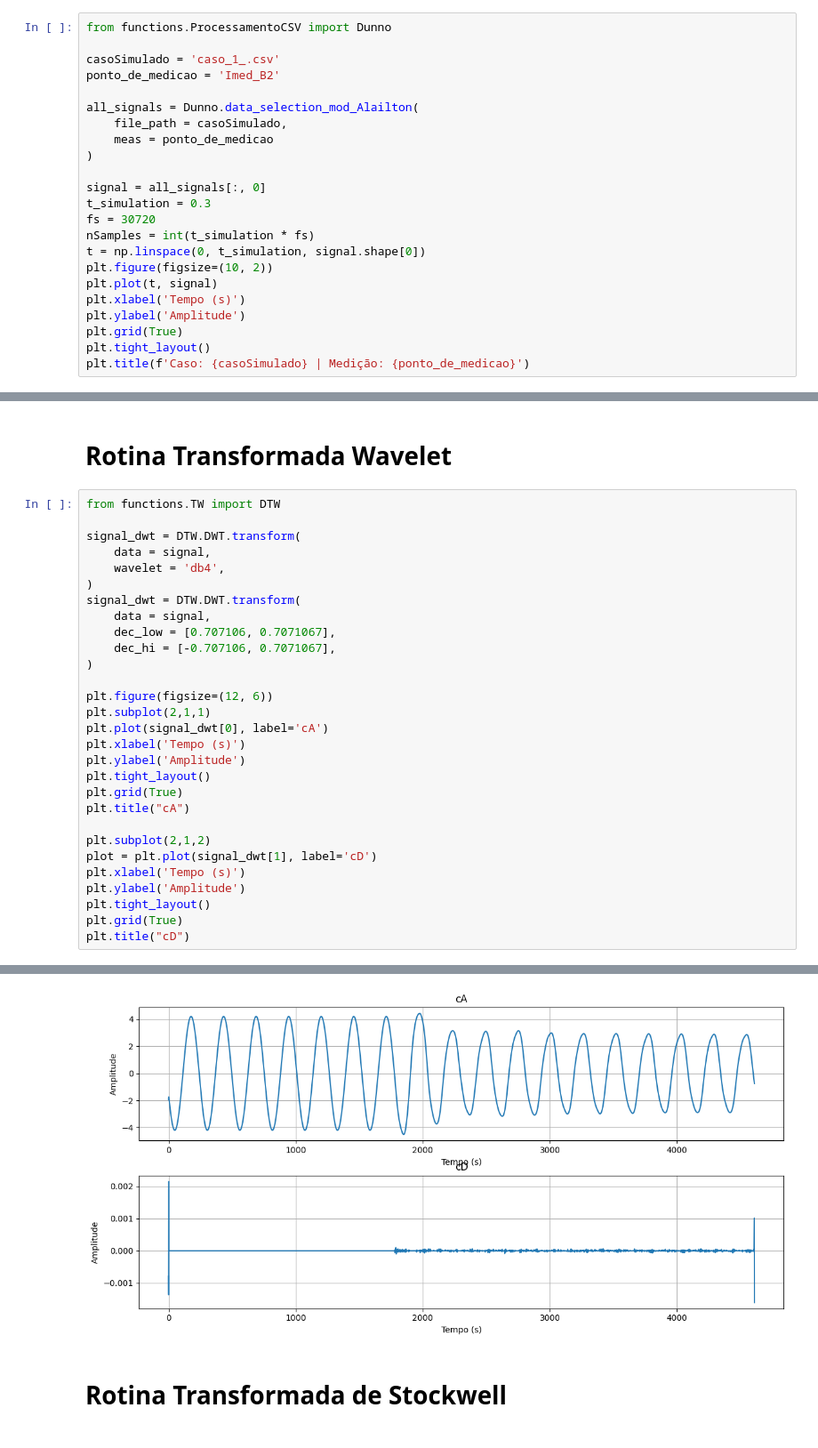
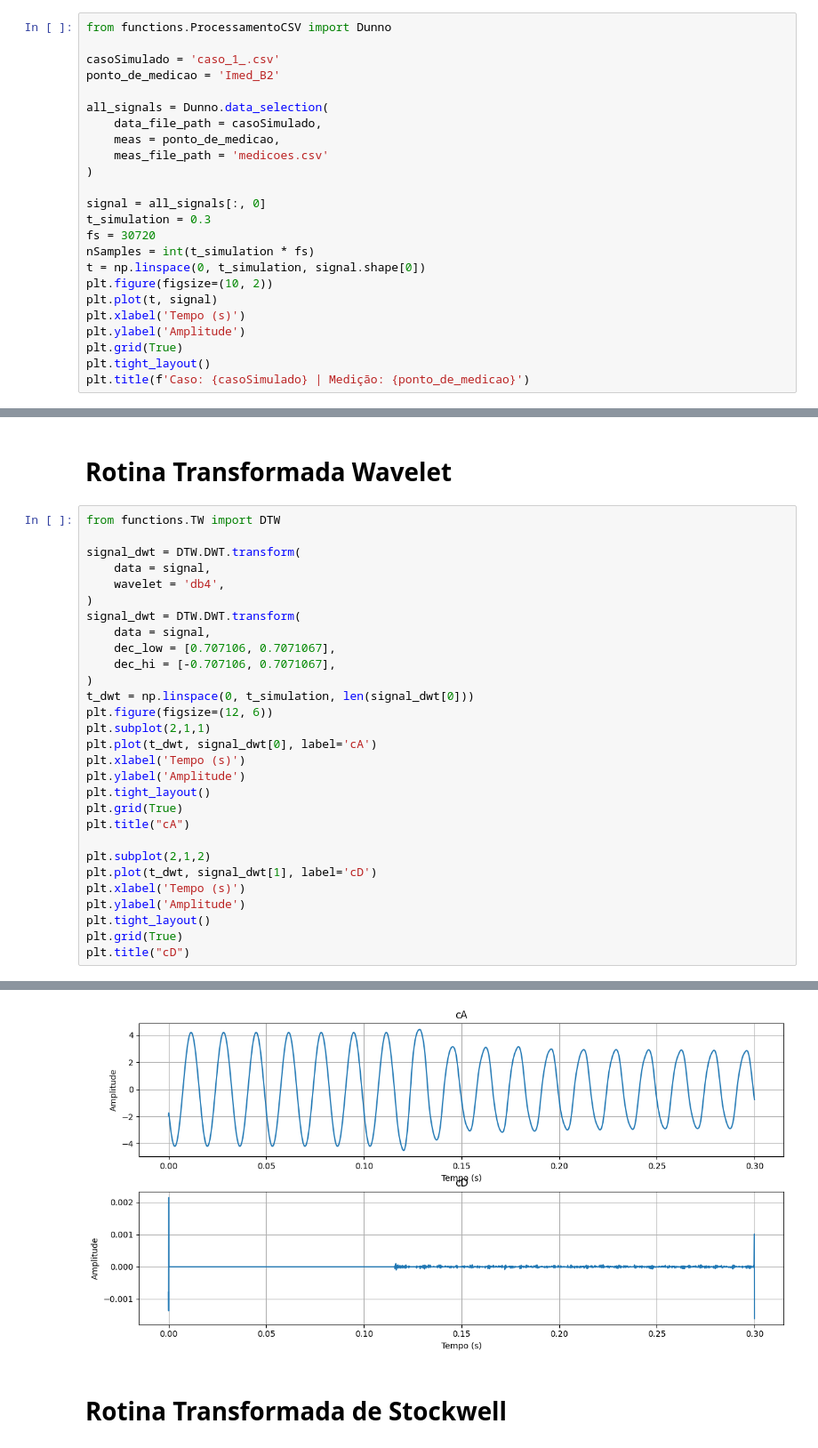
Before and after one commit to EESC-USP-FaultAI/preprocessing, a Jupyter notebook: Rotinas/main.ipynb, the cells around one changed output, grey strips where cells are left out. Shown: that part at 89% size. Cells and saved outputs as stored; diff of their text form.

```diff
--- a/Rotinas/main.ipynb
+++ b/Rotinas/main.ipynb
@@ -9,9 +9,10 @@ from functions.ProcessamentoCSV import Dunno
 casoSimulado = 'caso_1_.csv'
 ponto_de_medicao = 'Imed_B2'
 
-all_signals = Dunno.data_selection_mod_Alailton(
-    file_path = casoSimulado,
-    meas = ponto_de_medicao
+all_signals = Dunno.data_selection(
+    data_file_path = casoSimulado,
+    meas = ponto_de_medicao,
+    meas_file_path = 'medicoes.csv'
 )
 
 signal = all_signals[:, 0]
@@ -86,35 +87,35 @@ plt.show()
 # %%
 from functions.TW import DTW
 
 signal_dwt = DTW.DWT.transform(
     data = signal,
     wavelet = 'db4',
 )
 signal_dwt = DTW.DWT.transform(
     data = signal,
     dec_low = [0.707106, 0.7071067],
     dec_hi = [-0.707106, 0.7071067],
 )
-
+t_dwt = np.linspace(0, t_simulation, len(signal_dwt[0]))
 plt.figure(figsize=(12, 6))
 plt.subplot(2,1,1)
-plt.plot(signal_dwt[0], label='cA')
+plt.plot(t_dwt, signal_dwt[0], label='cA')
 plt.xlabel('Tempo (s)')
 plt.ylabel('Amplitude')
 plt.tight_layout()
 plt.grid(True)
 plt.title("cA")
 
 plt.subplot(2,1,2)
-plot = plt.plot(signal_dwt[1], label='cD')
+plt.plot(t_dwt, signal_dwt[1], label='cD')
 plt.xlabel('Tempo (s)')
 plt.ylabel('Amplitude')
 plt.tight_layout()
 plt.grid(True)
 plt.title("cD")
 # %% [output]
 Text(0.5, 1.0, 'cD')
-[figure, old version]
+[figure, new version]
 # %% [markdown]
 # Rotina Transformada de Stockwell
 # %%
```
Also changed, not shown: parts of 1 cell of this notebook.
